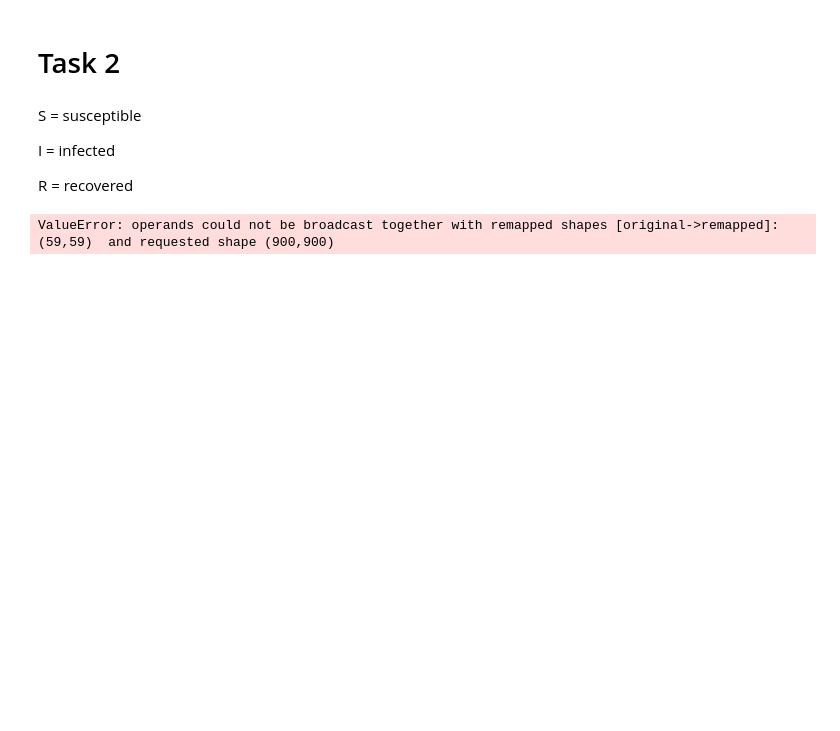
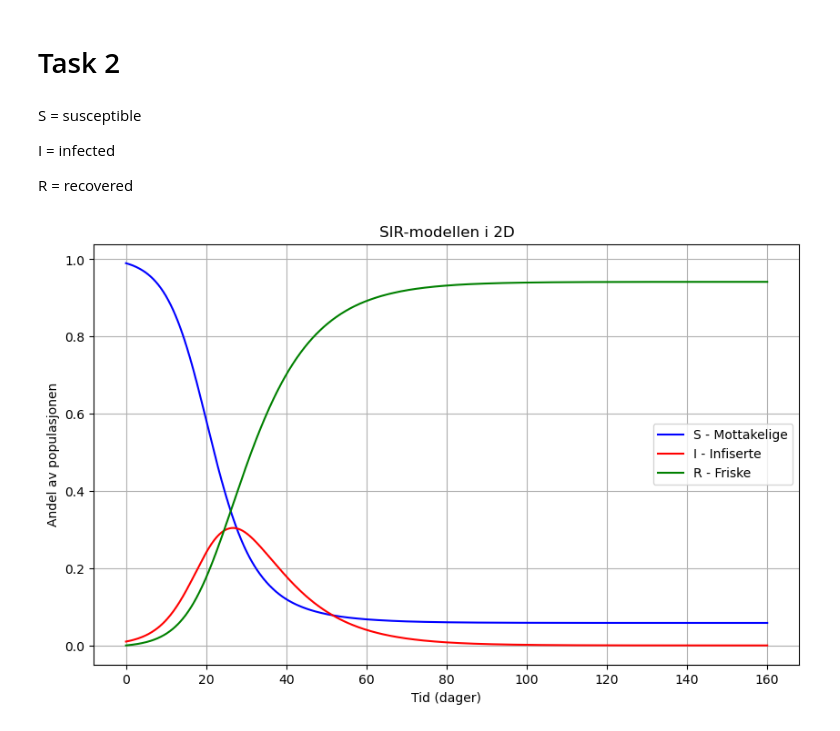
Before and after one commit to EinarJohannes/NumDiff_1, a Jupyter notebook: task_2/task_2.ipynb, the cells around one changed output. Drawn from its saved outputs; the diff is of its cells as text; code cells hidden in the pictures; blank space fills up the shorter version.

```diff
--- a/task_2/task_2.ipynb
+++ b/task_2/task_2.ipynb
@@ -6,32 +6,44 @@ S = susceptible
 I = infected
 
 R = recovered
-# %%
-#import all code from task2_2.py:
-from task2_2 import *
-
-# Grid length/height
-M = 30
-
-# Initial Conditions
-S0 = np.full((M, M), 0.99)  # 99% susceptible
-I0 = np.zeros((M, M))
-I0[2, 2] = 0.01       # Small initial infection
-I0[-1, 2] = 0.01
-
-# Define beta-matrix
-b = manhattan_beta(M, 5.0, 0.1, 8) #3
-
-# Create model-struct
-model1 = SIR(M, S0, I0, (0.0, 20.0), b, 0.1, 0.0001, 0.0001, 1)  #Switch k, last value, to 0.01
-model2 = SIR(M, S0, I0, (0.0, 10.0), b, 0.1, 0.001, 0.001, 0.1)
-
-# Solve PDE
-t, Sm, Im, Rm = solvePDE(model1)
-tw, Sw, Iw, Rw = solvePDE(model2, "CN")
-
-# Animate results
-Animate(model1.M, t, Sm, Im, Rm, "SIR Model Evolution - Covid in Manhattan (Standard ODE solver)")
-Animate(model1.M, tw, Sw, Iw, Rw, "SIR Model Evolution - Covid in Manhattan (Crank Nicholson)")
-# %% [output]
-ValueError: operands could not be broadcast together with remapped shapes [original->remapped]: (59,59)  and requested shape (900,900)
+# %%
+import numpy as np
+import matplotlib.pyplot as plt
+from scipy.integrate import solve_ivp
+
+# Definerer SIR-modellen i 2D
+def SIR2D(t, y, beta, gamma):
+    S, I, R = y
+    dSdt = -beta * S * I
+    dIdt = beta * S * I - gamma * I
+    dRdt = gamma * I
+    return [dSdt, dIdt, dRdt]
+
+# Parametere
+beta = 0.3   # Smittsomhet
+gamma = 0.1  # Tilfriskning
+
+# Initialbetingelser
+S0, I0, R0 = 0.99, 0.01, 0.0
+initial_conditions = [S0, I0, R0]
+
+# Tidsrom
+t_span = (0, 160)
+t_eval = np.linspace(t_span[0], t_span[1], 1000)
+
+# Løse ODE
+sol = solve_ivp(SIR2D, t_span, initial_conditions, args=(beta, gamma), t_eval=t_eval)
+
+# Plotting
+plt.figure(figsize=(10, 6))
+plt.plot(sol.t, sol.y[0], label='S - Mottakelige', color='blue')
+plt.plot(sol.t, sol.y[1], label='I - Infiserte', color='red')
+plt.plot(sol.t, sol.y[2], label='R - Friske', color='green')
+plt.xlabel('Tid (dager)')
+plt.ylabel('Andel av populasjonen')
+plt.title('SIR-modellen i 2D')
+plt.legend()
+plt.grid()
+plt.show()
+# %% [output]
+[figure, added]
```
Also changed, not shown: 3 other files.
